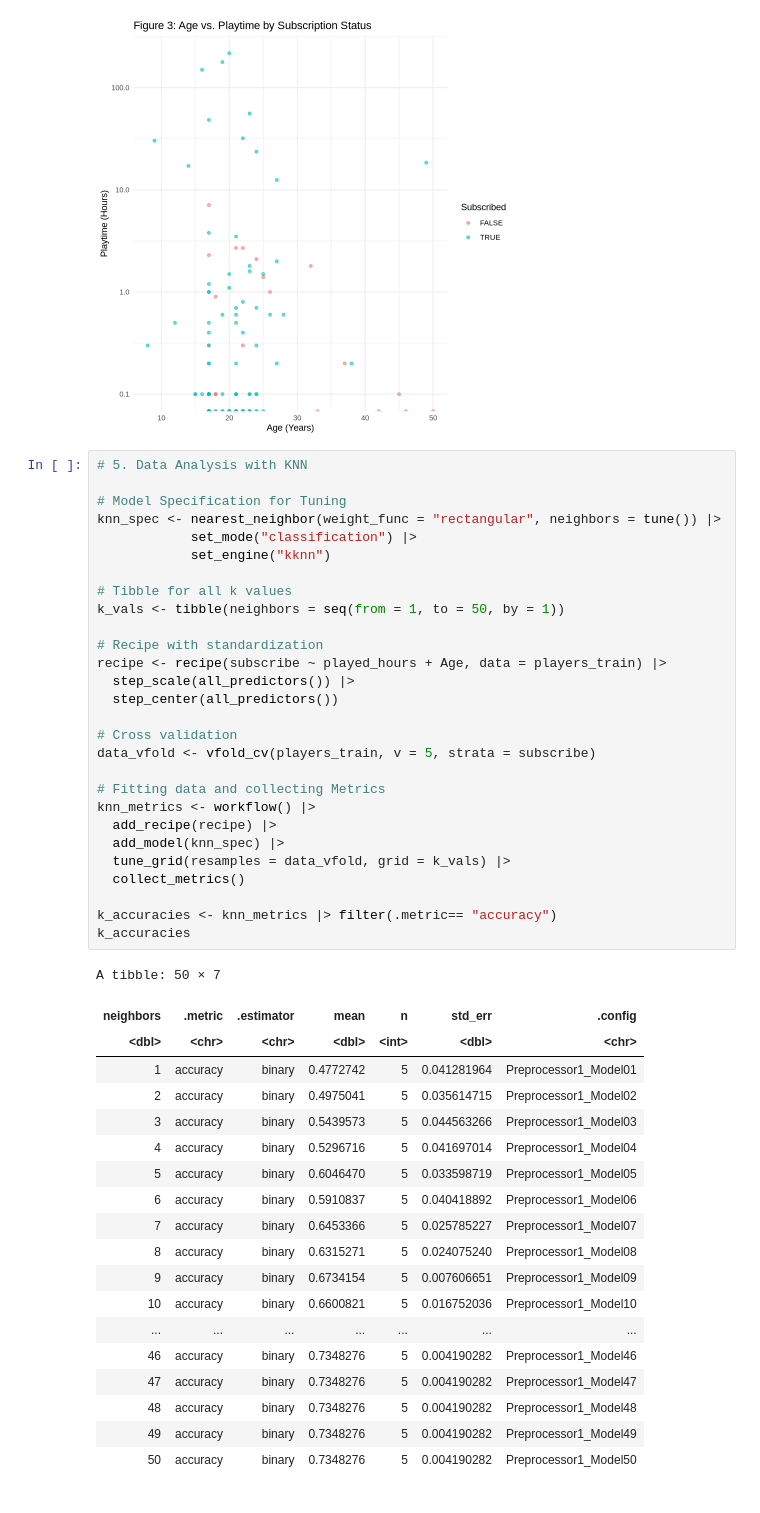
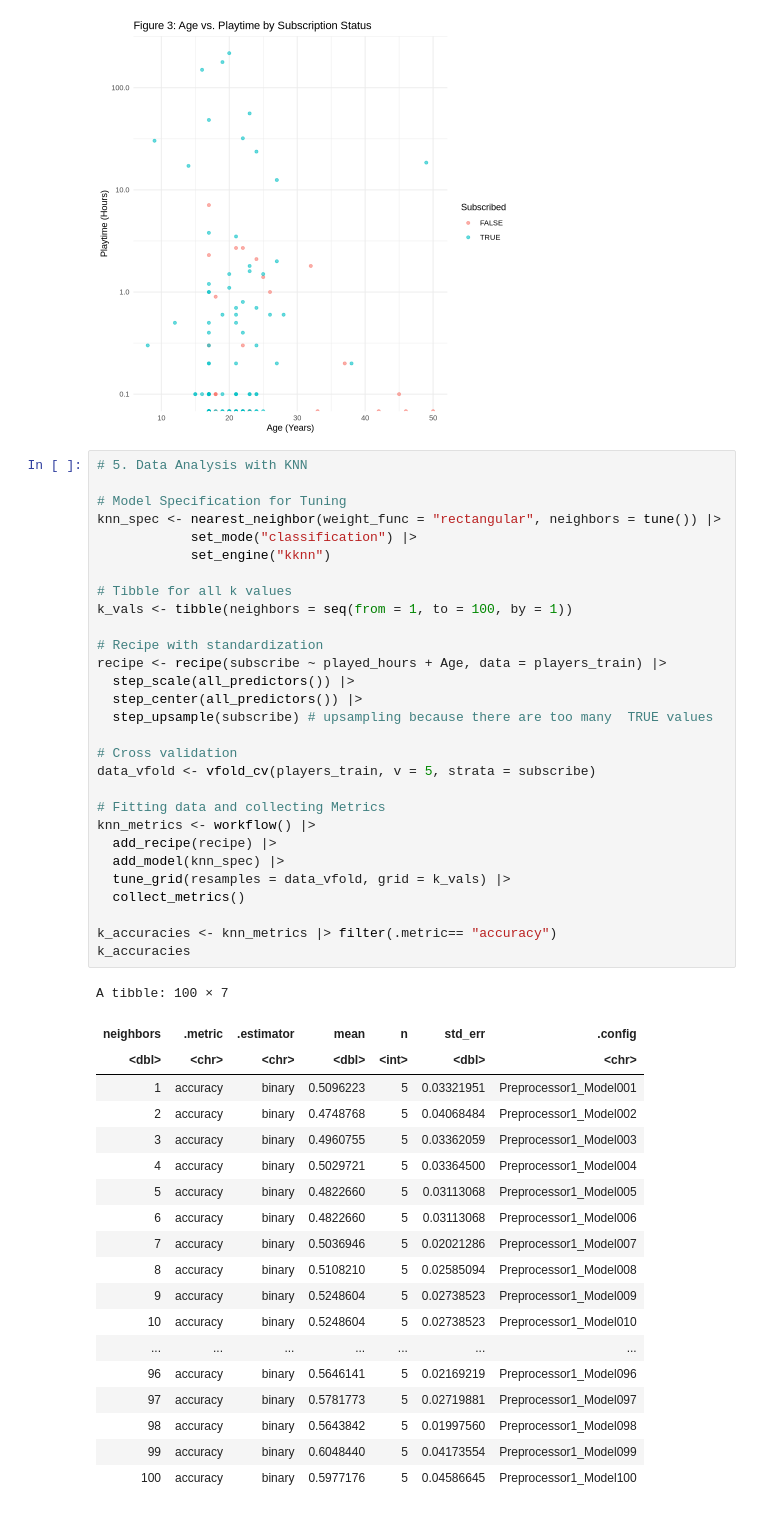
Before and after one commit to prabhnoor-k/DSCI-100-Project, a Jupyter notebook: Group_Project.ipynb, the cells around one changed output. Saved outputs shown, nothing was run; the diff lists cells and outputs as text.

```diff
--- a/Group_Project.ipynb
+++ b/Group_Project.ipynb
@@ -145,51 +129,52 @@ Warning message in scale_y_log10():
 # %%
 # 5. Data Analysis with KNN
 
 # Model Specification for Tuning
 knn_spec <- nearest_neighbor(weight_func = "rectangular", neighbors = tune()) |>
             set_mode("classification") |>
             set_engine("kknn")
 
 # Tibble for all k values
-k_vals <- tibble(neighbors = seq(from = 1, to = 50, by = 1))
+k_vals <- tibble(neighbors = seq(from = 1, to = 100, by = 1))
 
 # Recipe with standardization
 recipe <- recipe(subscribe ~ played_hours + Age, data = players_train) |>
   step_scale(all_predictors()) |>
-  step_center(all_predictors())
+  step_center(all_predictors()) |>
+  step_upsample(subscribe) # upsampling because there are too many  TRUE values
 
 # Cross validation
 data_vfold <- vfold_cv(players_train, v = 5, strata = subscribe)
 
 # Fitting data and collecting Metrics
 knn_metrics <- workflow() |>
   add_recipe(recipe) |>
   add_model(knn_spec) |>
   tune_grid(resamples = data_vfold, grid = k_vals) |>
   collect_metrics()
 
 k_accuracies <- knn_metrics |> filter(.metric== "accuracy")
 k_accuracies
 # %% [output]
-A tibble: 50 × 7
+A tibble: 100 × 7
 | neighbors | .metric | .estimator | mean | n | std_err | .config |
 | <dbl> | <chr> | <chr> | <dbl> | <int> | <dbl> | <chr> |
-| 1 | accuracy | binary | 0.4772742 | 5 | 0.041281964 | Preprocessor1_Model01 |
-| 2 | accuracy | binary | 0.4975041 | 5 | 0.035614715 | Preprocessor1_Model02 |
-| 3 | accuracy | binary | 0.5439573 | 5 | 0.044563266 | Preprocessor1_Model03 |
-| 4 | accuracy | binary | 0.5296716 | 5 | 0.041697014 | Preprocessor1_Model04 |
-| 5 | accuracy | binary | 0.6046470 | 5 | 0.033598719 | Preprocessor1_Model05 |
-| 6 | accuracy | binary | 0.5910837 | 5 | 0.040418892 | Preprocessor1_Model06 |
-| 7 | accuracy | binary | 0.6453366 | 5 | 0.025785227 | Preprocessor1_Model07 |
-| 8 | accuracy | binary | 0.6315271 | 5 | 0.024075240 | Preprocessor1_Model08 |
-| 9 | accuracy | binary | 0.6734154 | 5 | 0.007606651 | Preprocessor1_Model09 |
-| 10 | accuracy | binary | 0.6600821 | 5 | 0.016752036 | Preprocessor1_Model10 |
+| 1 | accuracy | binary | 0.5096223 | 5 | 0.03321951 | Preprocessor1_Model001 |
+| 2 | accuracy | binary | 0.4748768 | 5 | 0.04068484 | Preprocessor1_Model002 |
+| 3 | accuracy | binary | 0.4960755 | 5 | 0.03362059 | Preprocessor1_Model003 |
+| 4 | accuracy | binary | 0.5029721 | 5 | 0.03364500 | Preprocessor1_Model004 |
+| 5 | accuracy | binary | 0.4822660 | 5 | 0.03113068 | Preprocessor1_Model005 |
+| 6 | accuracy | binary | 0.4822660 | 5 | 0.03113068 | Preprocessor1_Model006 |
+| 7 | accuracy | binary | 0.5036946 | 5 | 0.02021286 | Preprocessor1_Model007 |
+| 8 | accuracy | binary | 0.5108210 | 5 | 0.02585094 | Preprocessor1_Model008 |
+| 9 | accuracy | binary | 0.5248604 | 5 | 0.02738523 | Preprocessor1_Model009 |
+| 10 | accuracy | binary | 0.5248604 | 5 | 0.02738523 | Preprocessor1_Model010 |
 | ... | ... | ... | ... | ... | ... | ... |
-| 46 | accuracy | binary | 0.7348276 | 5 | 0.004190282 | Preprocessor1_Model46 |
-| 47 | accuracy | binary | 0.7348276 | 5 | 0.004190282 | Preprocessor1_Model47 |
-| 48 | accuracy | binary | 0.7348276 | 5 | 0.004190282 | Preprocessor1_Model48 |
-| 49 | accuracy | binary | 0.7348276 | 5 | 0.004190282 | Preprocessor1_Model49 |
-| 50 | accuracy | binary | 0.7348276 | 5 | 0.004190282 | Preprocessor1_Model50 |
+| 96 | accuracy | binary | 0.5646141 | 5 | 0.02169219 | Preprocessor1_Model096 |
+| 97 | accuracy | binary | 0.5781773 | 5 | 0.02719881 | Preprocessor1_Model097 |
+| 98 | accuracy | binary | 0.5643842 | 5 | 0.01997560 | Preprocessor1_Model098 |
+| 99 | accuracy | binary | 0.6048440 | 5 | 0.04173554 | Preprocessor1_Model099 |
+| 100 | accuracy | binary | 0.5977176 | 5 | 0.04586645 | Preprocessor1_Model100 |
 # %%
 # Plotting graph for accuracy versus values of K
 
```
Also changed, not shown: parts of 9 cells of this notebook.
